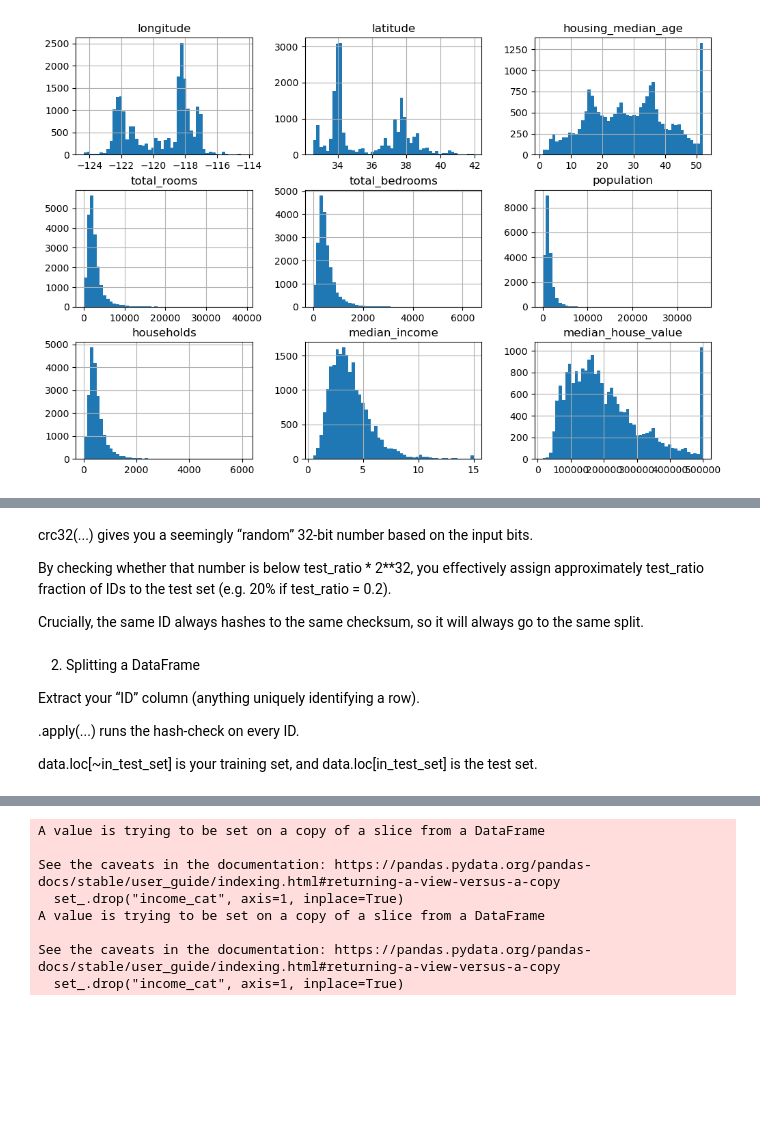
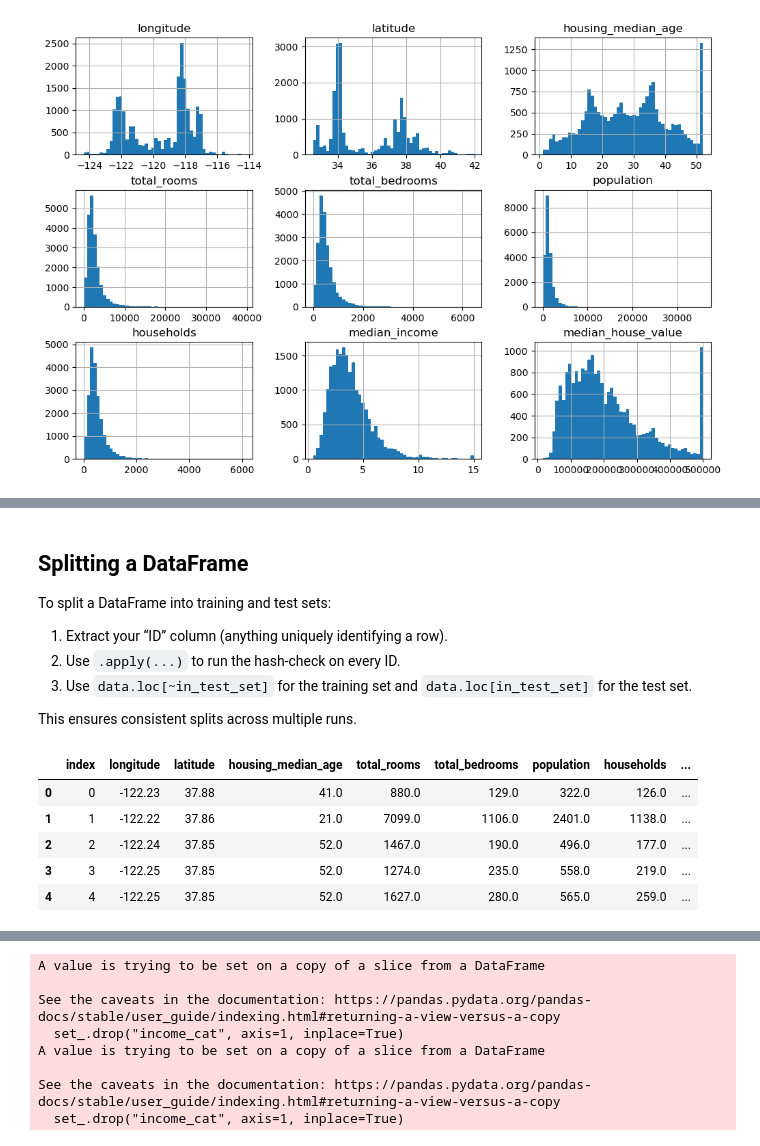
Before and after one commit to phroo02/Hands_on_machine_learning, a Jupyter notebook: src/main.ipynb, the cells around one changed output, grey strips where cells are left out. Drawn from its saved outputs; the diff is of its cells as text; code cells hidden in the pictures; blank space fills up the shorter version.

```diff
--- a/src/main.ipynb
+++ b/src/main.ipynb
@@ -78,9 +89,3 @@ if we run the program agin we will get another sets, and by so we will see all t
-# %% [markdown]
-crc32(...) gives you a seemingly “random” 32‑bit number based on the input bits.
-
-By checking whether that number is below test_ratio * 2**32, you effectively assign approximately test_ratio fraction of IDs to the test set (e.g. 20% if test_ratio = 0.2).
-
-Crucially, the same ID always hashes to the same checksum, so it will always go to the same split.
 # %%
 from zlib import crc32
 import pandas as pd
@@ -88,21 +97,34 @@ import pandas as pd
 def is_id_in_test_set(identifier, test_ratio):
     return crc32(np.int64(identifier)) < test_ratio * 2**32
 # %% [markdown]
-2. Splitting a DataFrame
+## Splitting a DataFrame
 
-Extract your “ID” column (anything uniquely identifying a row).
+To split a DataFrame into training and test sets:
 
-.apply(...) runs the hash‐check on every ID.
+1. Extract your “ID” column (anything uniquely identifying a row).
+2. Use `.apply(...)` to run the hash-check on every ID.
+3. Use `data.loc[~in_test_set]` for the training set and `data.loc[in_test_set]` for the test set.
 
-data.loc[~in_test_set] is your training set, and data.loc[in_test_set] is the test set.
+This ensures consistent splits across multiple runs.
 # %%
 def split_data_with_id_hash(data, test_ratio, id_column):
        ids = data[id_column]
        in_test_set = ids.apply(lambda id_: is_id_in_test_set(id_, test_ratio))
        return data.loc[~in_test_set], data.loc[in_test_set]
 # %%
-housing_with_id = housing.reset_index()  # adds an `index` column
+# Every pandas DataFrame has an internal row index (by default 0, 1, 2, … N‑1).
+# Calling .reset_index() takes that internal index and turns it into a regular column named "index".
+housing_with_id = housing.reset_index()
 train_set, test_set = split_data_with_id_hash(housing_with_id, 0.2, "index")
+
+housing_with_id.head()
+# %% [output]
+|  | index | longitude | latitude | housing_median_age | total_rooms | total_bedrooms | population | households | ... |
+| 0 | 0 | -122.23 | 37.88 | 41.0 | 880.0 | 129.0 | 322.0 | 126.0 | ... |
+| 1 | 1 | -122.22 | 37.86 | 21.0 | 7099.0 | 1106.0 | 2401.0 | 1138.0 | ... |
+| 2 | 2 | -122.24 | 37.85 | 52.0 | 1467.0 | 190.0 | 496.0 | 177.0 | ... |
+| 3 | 3 | -122.25 | 37.85 | 52.0 | 1274.0 | 235.0 | 558.0 | 219.0 | ... |
+| 4 | 4 | -122.25 | 37.85 | 52.0 | 1627.0 | 280.0 | 565.0 | 259.0 | ... |
 # %%
 housing_with_id["id"] = housing["longitude"] * 1000 + housing["latitude"]
 train_set, test_set = split_data_with_id_hash(housing_with_id, 0.2, "id")
```
Also changed, not shown: parts of 19 cells of this notebook.
